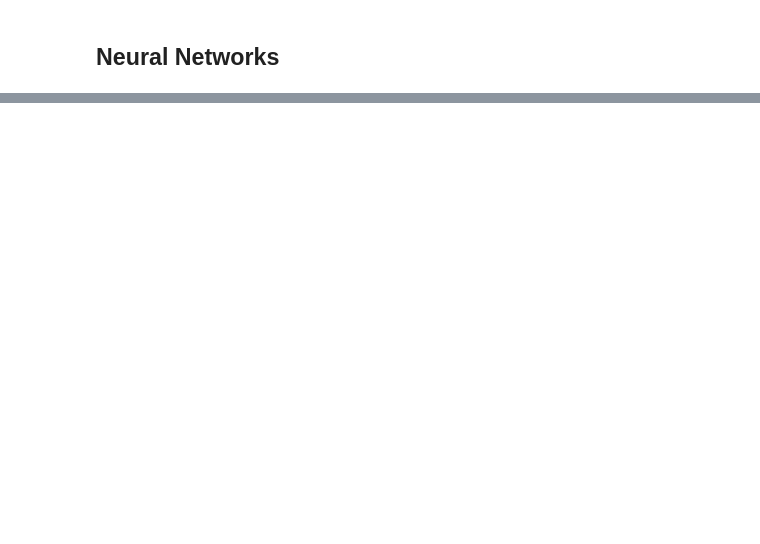
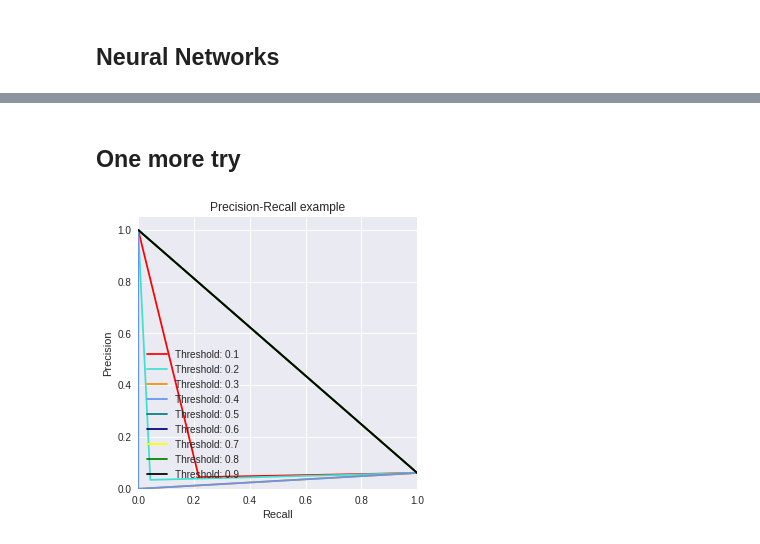
Before and after one commit to LackesLab/dmc2019, a Jupyter notebook: notebooks/alexander_classificator_v1.ipynb, the cells around one changed output, grey strips where cells are left out. Saved outputs shown, nothing was run; the diff lists cells and outputs as text; code cells hidden in the pictures; blank space fills up the shorter version.

```diff
--- a/notebooks/alexander_classificator_v1.ipynb
+++ b/notebooks/alexander_classificator_v1.ipynb
@@ -220,0 +232,33 @@ MLP      0.0
+# %% [markdown]
+## One more try
+# %%
+from itertools import cycle
+from sklearn.linear_model import LogisticRegression
+from sklearn.metrics import precision_recall_curve
+
+lr = LogisticRegression(C = 0.01, penalty = 'l1')
+lr.fit(X_train,y_train.ravel())
+y_pred_proba = lr.predict_proba(X_test)
+
+thresholds = [0.1,0.2,0.3,0.4,0.5,0.6,0.7,0.8,0.9]
+colors = cycle(['red', 'turquoise', 'darkorange', 'cornflowerblue', 'teal', 'navy', 'yellow', 'green', 'black','yellow'])
+
+plt.figure(figsize=(5,5))
+
+j = 1
+for i,color in zip(thresholds,colors):
+    y_test_pred_prob = y_pred_proba[:,1] > i
+
+    precision, recall, thresholds = precision_recall_curve(y_test,y_test_pred_prob)
+
+    # Plot Precision-Recall curve
+    plt.plot(recall, precision, color=color,
+                 label='Threshold: %s'%i)
+    plt.xlabel('Recall')
+    plt.ylabel('Precision')
+    plt.ylim([0.0, 1.05])
+    plt.xlim([0.0, 1.0])
+    plt.title('Precision-Recall example')
+    plt.legend(loc="lower left")
+# %% [output]
+[figure, added]
```
Also changed, not shown: parts of 9 cells of this notebook.
